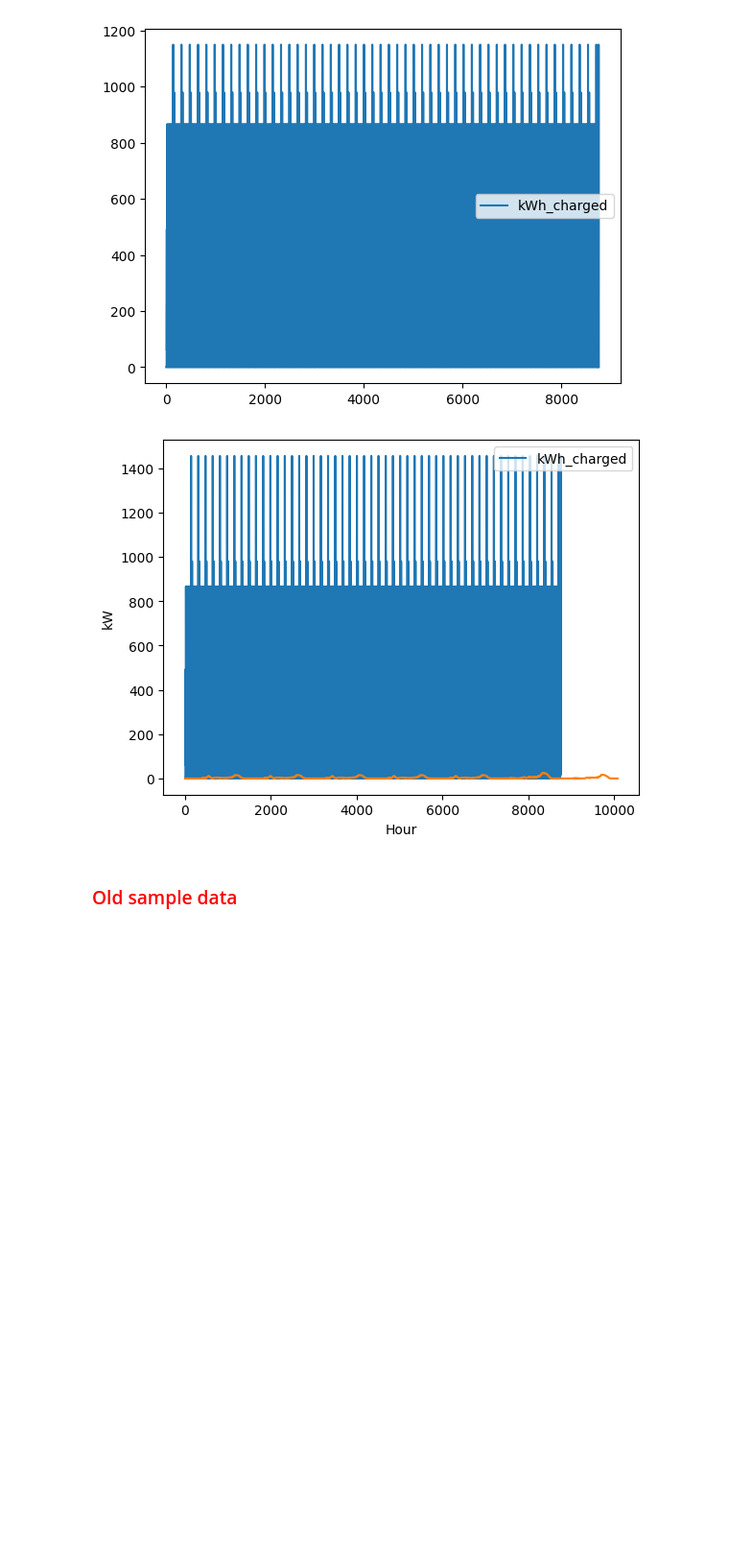
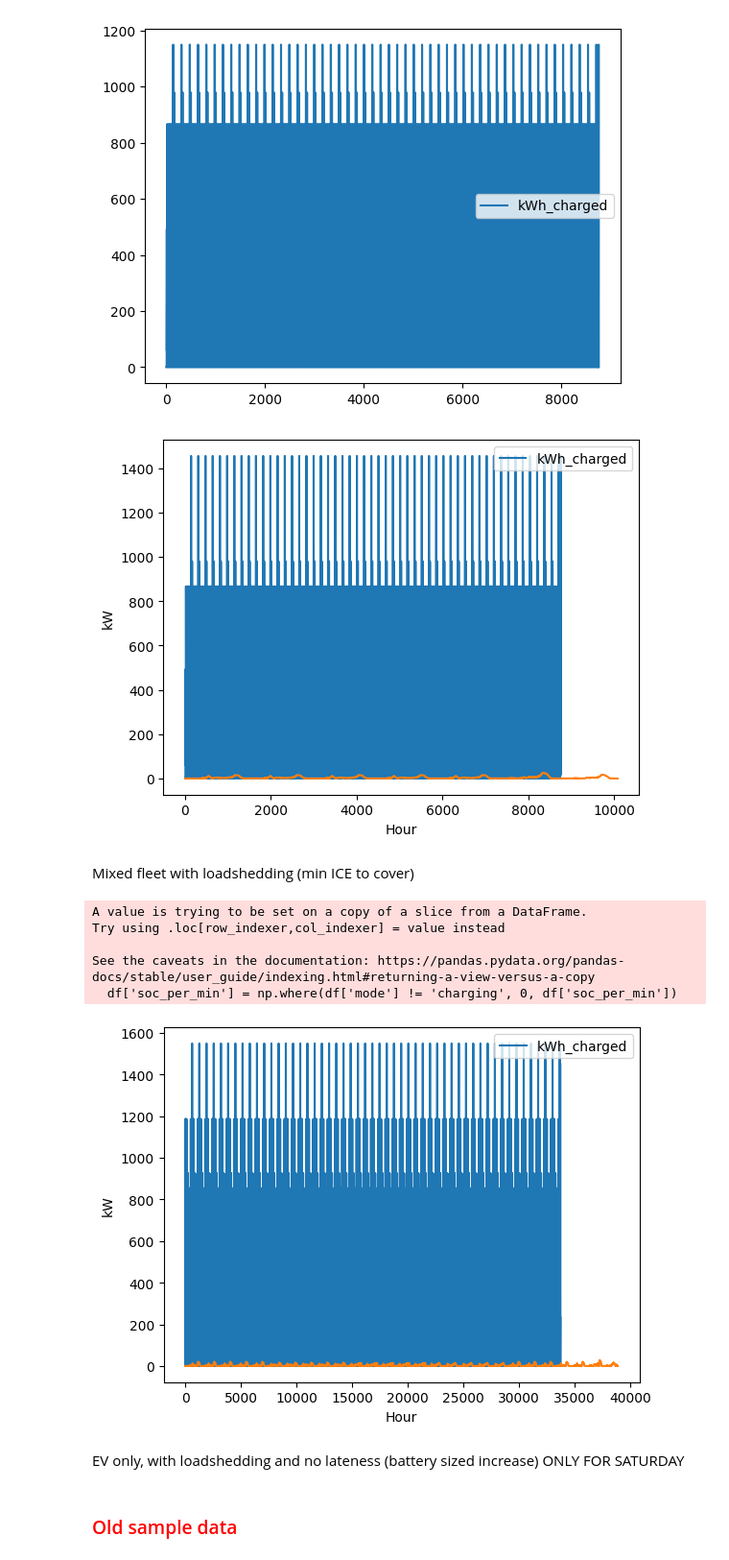
Before and after one commit to ChullEPG/solar_storage_sizing_optimization, a Jupyter notebook: run_model.ipynb, the cells around one changed output. Shown: that part at 96% size. Drawn from its saved outputs; the diff is of its cells as text; code cells hidden in the pictures; blank space fills up the shorter version.

```diff
--- a/run_model.ipynb
+++ b/run_model.ipynb
@@ -289,3 +284,56 @@ See the caveats in the documentation: https://pandas.pydata.org/pandas-docs/stab
 [figure]
 [figure]
 [figure]
+# %% [markdown]
+Mixed fleet with loadshedding (min ICE to cover)
+# %%
+# Processing Weekly schedules
+mon_fri_ls_1 = pd.concat([process_ev_schedule_data('data/3 scenarios data/ls_mixed_fleet/m_f_0_ev=63_ice=0_ice_distance=0.txt')]*5, ignore_index = True)
+mon_fri_ls_2= pd.concat([process_ev_schedule_data('data/3 scenarios data/ls_mixed_fleet/m_f_1_ev=51_ice=0_ice_distance=0.txt')]*5, ignore_index = True)
+mon_fri_ls_3 = pd.concat([process_ev_schedule_data('data/3 scenarios data/ls_mixed_fleet/m_f_2_ev=50_ice=0_ice_distance=0.txt')]*5, ignore_index = True)
+mon_fri_ls_4 = pd.concat([process_ev_schedule_data('data/3 scenarios data/ls_mixed_fleet/m_f_3_ev=53_ice=0_ice_distance=0.txt')]*5, ignore_index = True)
+
+# Processing Saturday schedules
+sat_ls_1 = process_ev_schedule_data('data/3 scenarios data/ls_mixed_fleet/sat_0_ev=73_ice=10_ice_distance=2924.5000000000064.txt')
+sat_ls_2 = process_ev_schedule_data('data/3 scenarios data/ls_mixed_fleet/sat_1_ev=76_ice=1_ice_distance=307.99999999999994.txt')
+sat_ls_3 = process_ev_schedule_data('data/3 scenarios data/ls_mixed_fleet/sat_2_ev=74;_ice=6_ice_distance=1744.9000000000026.txt')
+sat_ls_4 = process_ev_schedule_data('data/3 scenarios data/ls_mixed_fleet/sat_3_ev=76_ice=7_ice_distance=2038.100000000004.txt')
+
+# Processing Sunday schedules
+sun_ls_1 = process_ev_schedule_data('data/3 scenarios data/ls_mixed_fleet/sun_0_ev=53_ice=0_ice_distance=0.txt')
+sun_ls_2 = process_ev_schedule_data('data/3 scenarios data/ls_mixed_fleet/sun_1_ev=53_ice=0_ice_distance=0.txt')
+sun_ls_3 = process_ev_schedule_data('data/3 scenarios data/ls_mixed_fleet/sun_2_ev=59_ice=0_ice_distance=0.txt')
+sun_ls_4 = process_ev_schedule_data('data/3 scenarios data/ls_mixed_fleet/sun_3_ev=65_ice=0_ice_distance=0.txt')
+
+# Concatenating into full weekly charging profiles
+weekly_ls_1 = pd.concat([mon_fri_ls_1, mon_fri_ls_2, mon_fri_ls_3, mon_fri_ls_4, mon_fri_ls_1, sat_ls_2, sun_ls_3], ignore_index = True)
+# weekly_ls_2 = pd.concat([mon_fri_ls_2, sat_ls_2, sun_ls_2], ignore_index = True)
+# weekly_ls_3 = pd.concat([mon_fri_ls_3, sat_ls_3, sun_ls_3], ignore_index = True)
+# weekly_ls_4 = pd.concat([mon_fri_ls_4, sat_ls_4, sun_ls_4], ignore_index = True)
+
+# Converting to annual charging profiles
+annual_ls_1 = pd.concat([pd.concat([weekly_ls_1] * 52, ignore_index=True), sat_ls_1], ignore_index=True)
+# annual_ls_2 = pd.concat([pd.concat([weekly_ls_2] * 52, ignore_index=True), sat_ls_2], ignore_index=True)
+# annual_ls_3 = pd.concat([pd.concat([weekly_ls_3] * 52, ignore_index=True), sat_ls_3], ignore_index=True)
+# annual_ls_4 = pd.concat([pd.concat([weekly_ls_4] * 52, ignore_index=True), sat_ls_4], ignore_index=True)
+
+# Downsample from minutely to hourly
+annual_ls_1 = downsample_hourly_to_minutely(annual_ls_1)
+# annual_ls_2 = downsample_hourly_to_minutely(annual_ls_2)
+# annual_ls_3 = downsample_hourly_to_minutely(annual_ls_3)
+# annual_ls_4 = downsample_hourly_to_minutely(annual_ls_4)
+
+plt.plot(weekly_ls_1)
+plt.xlabel("Hour")
+plt.ylabel("kW")
+plt.savefig("figures/weekly_100_perc_ev.png")
+plt.show()
+# %% [output]
+A value is trying to be set on a copy of a slice from a DataFrame.
+Try using .loc[row_indexer,col_indexer] = value instead
+
+See the caveats in the documentation: https://pandas.pydata.org/pandas-docs/stable/user_guide/indexing.html#returning-a-view-versus-a-copy
+  df['soc_per_min'] = np.where(df['mode'] != 'charging', 0, df['soc_per_min'])
+[figure, added]
+# %% [markdown]
+EV only, with loadshedding and no lateness (battery sized increase) ONLY FOR SATURDAY
```
Also changed, not shown: parts of 14 cells of this notebook, 29 other files.
